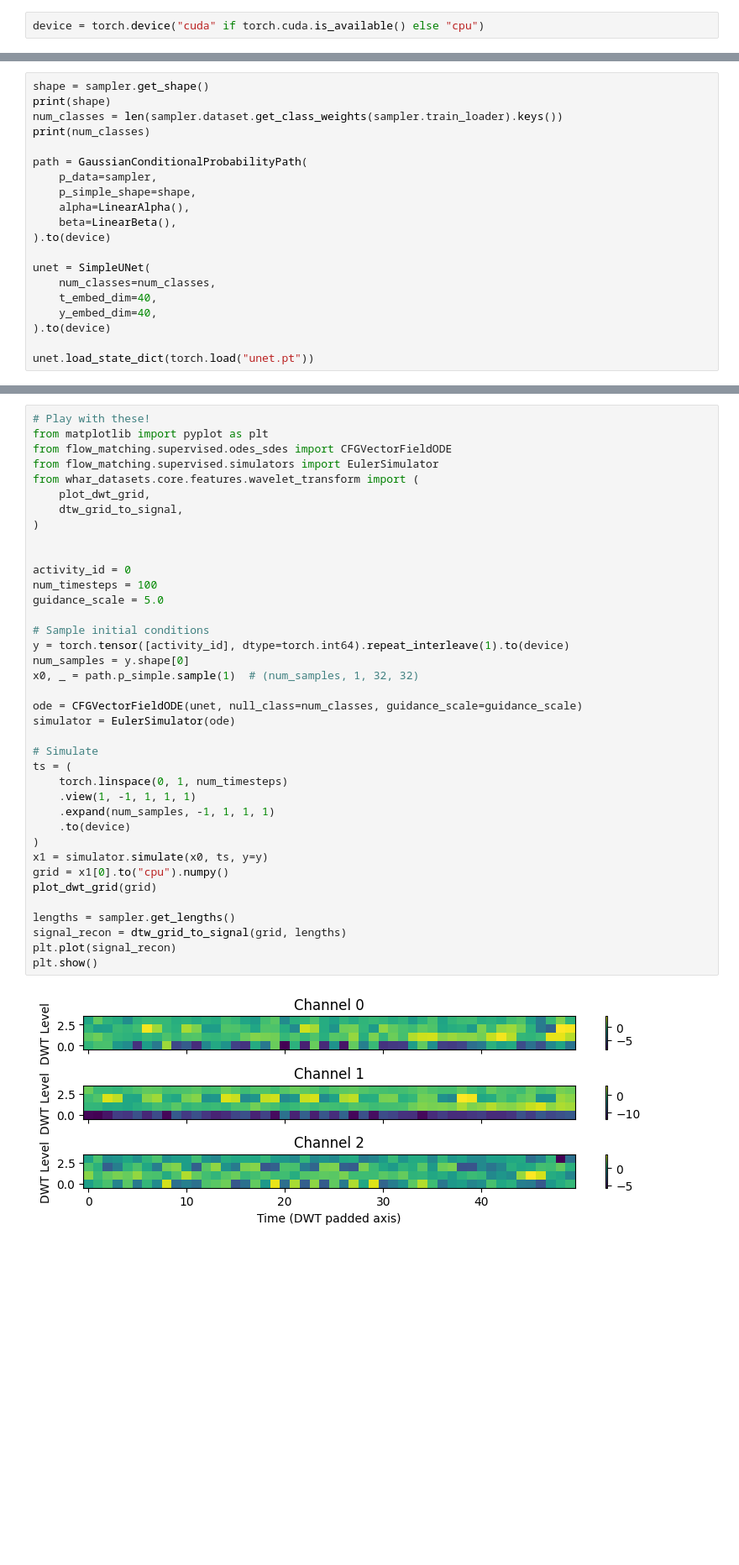
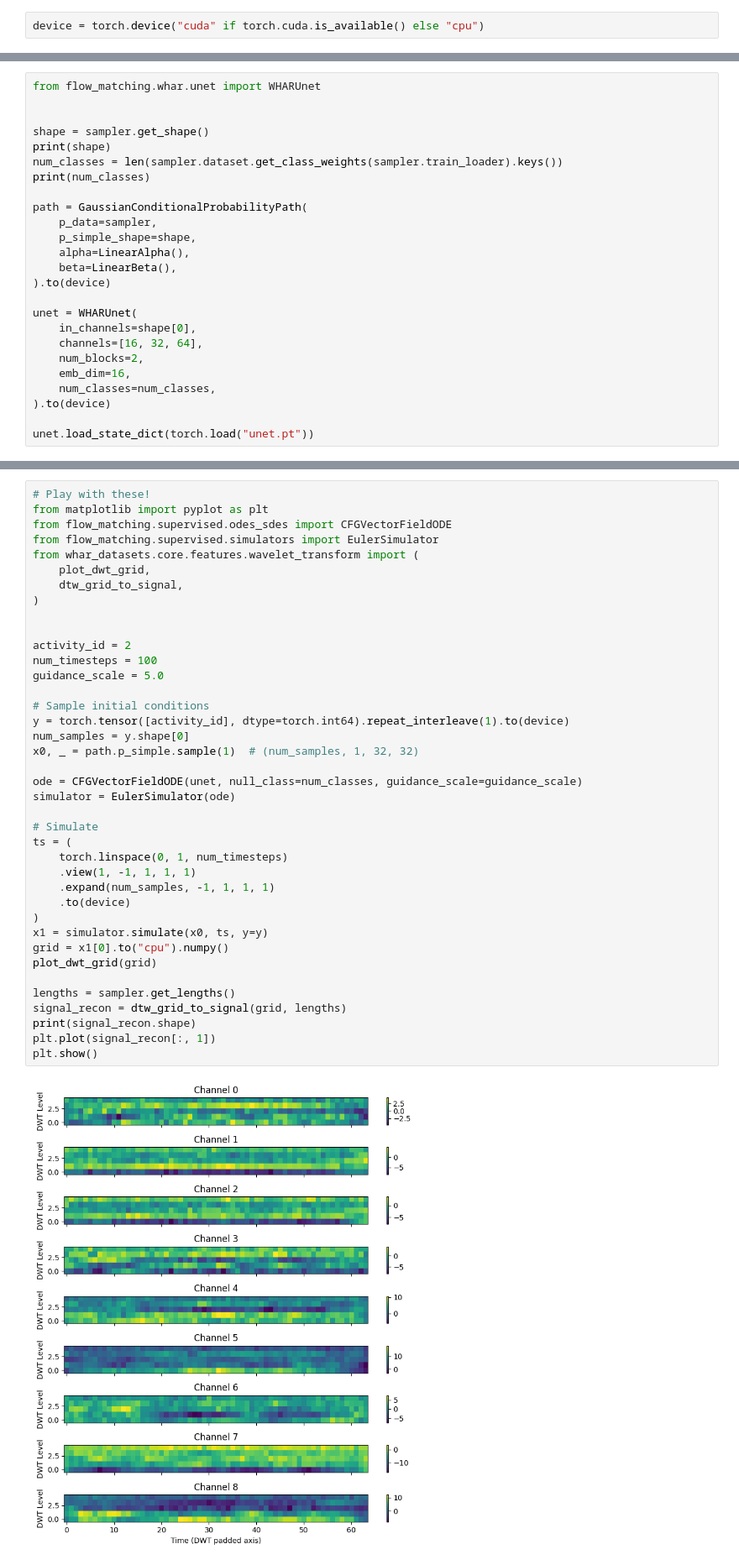
Before and after one commit to chookcurry/flow-matching, a Jupyter notebook: notebooks/whar/eval.ipynb, the cells around one changed output, grey strips where cells are left out. Shown at 84% size. Drawn from its saved outputs; the diff is of its cells as text; blank space fills up the shorter version.

Commit message:
add custom unet

```diff
--- a/notebooks/whar/eval.ipynb
+++ b/notebooks/whar/eval.ipynb
@@ -30,6 +29,9 @@ Loading config hash...
 Creating normalization parameters hash...
 Loading normalization parameters hash...
 # %%
+from flow_matching.whar.unet import WHARUnet
+
+
 shape = sampler.get_shape()
 print(shape)
 num_classes = len(sampler.dataset.get_class_weights(sampler.train_loader).keys())
@@ -42,10 +44,12 @@ path = GaussianConditionalProbabilityPath(
     beta=LinearBeta(),
 ).to(device)
 
-unet = SimpleUNet(
+unet = WHARUnet(
+    in_channels=shape[0],
+    channels=[16, 32, 64],
+    num_blocks=2,
+    emb_dim=16,
     num_classes=num_classes,
-    t_embed_dim=40,
-    y_embed_dim=40,
 ).to(device)
 
 unet.load_state_dict(torch.load("unet.pt"))
@@ -63,33 +67,34 @@ from whar_datasets.core.features.wavelet_transform import (
     dtw_grid_to_signal,
 )
 
 
-activity_id = 0
+activity_id = 2
 num_timesteps = 100
 guidance_scale = 5.0
 
 # Sample initial conditions
 y = torch.tensor([activity_id], dtype=torch.int64).repeat_interleave(1).to(device)
 num_samples = y.shape[0]
 x0, _ = path.p_simple.sample(1)  # (num_samples, 1, 32, 32)
 
 ode = CFGVectorFieldODE(unet, null_class=num_classes, guidance_scale=guidance_scale)
 simulator = EulerSimulator(ode)
 
 # Simulate
 ts = (
     torch.linspace(0, 1, num_timesteps)
     .view(1, -1, 1, 1, 1)
     .expand(num_samples, -1, 1, 1, 1)
     .to(device)
 )
 x1 = simulator.simulate(x0, ts, y=y)
 grid = x1[0].to("cpu").numpy()
 plot_dwt_grid(grid)
 
 lengths = sampler.get_lengths()
 signal_recon = dtw_grid_to_signal(grid, lengths)
-plt.plot(signal_recon)
+print(signal_recon.shape)
+plt.plot(signal_recon[:, 1])
 plt.show()
 # %% [output]
-[figure, old version]
+[figure, new version]
```
Also changed, not shown: parts of 4 cells of this notebook, 8 other files.
